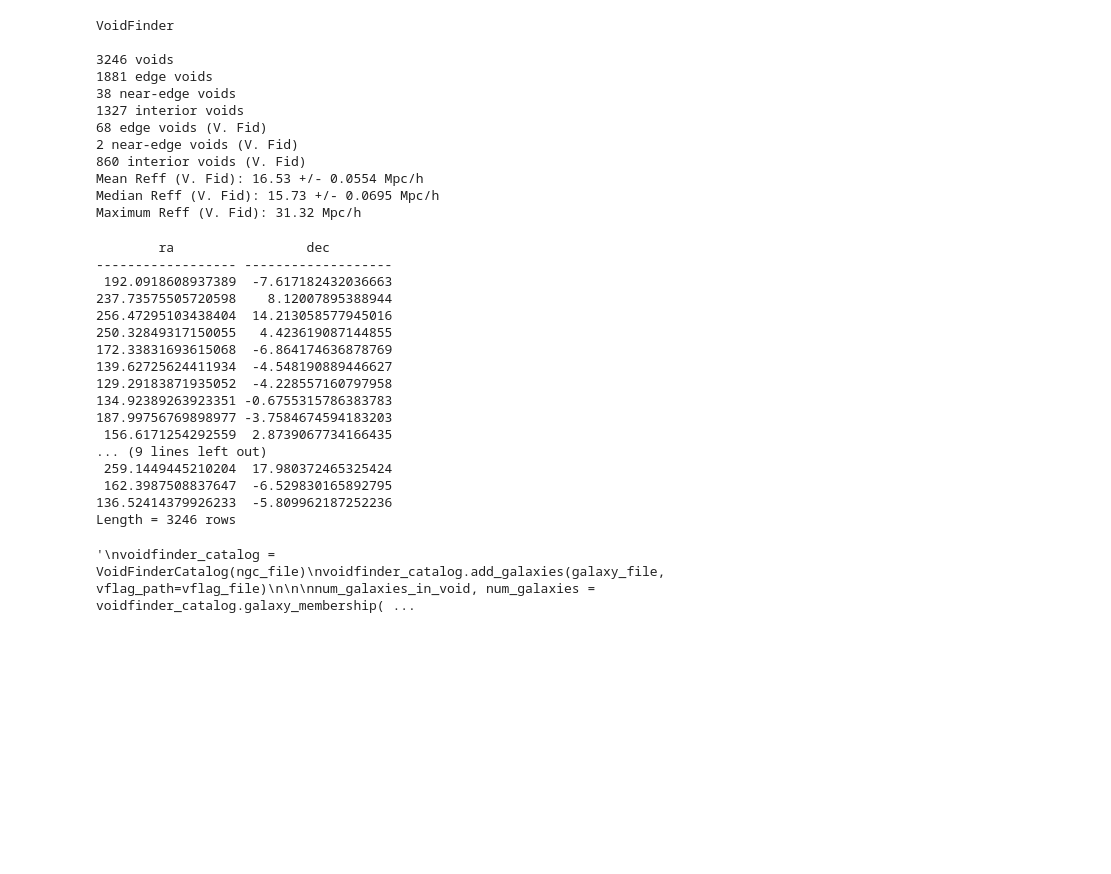
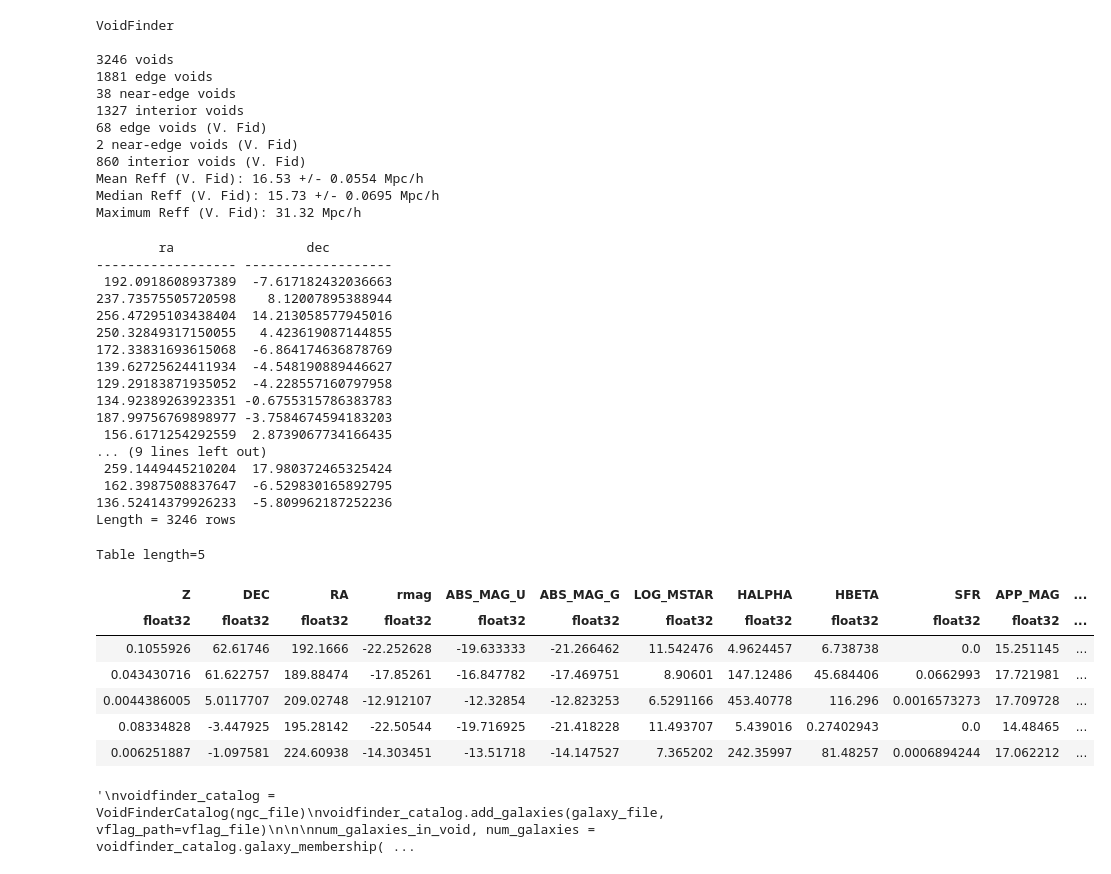
Before and after one commit to DESI-UR/bff, a Jupyter notebook: Classify Galaxies.ipynb, the cells around one changed output. Saved outputs shown, nothing was run; the diff lists cells and outputs as text; code cells hidden in the pictures; blank space fills up the shorter version.

```diff
--- a/Classify Galaxies.ipynb
+++ b/Classify Galaxies.ipynb
@@ -349,6 +349,8 @@ voidfinder_catalog = VoidFinderCatalog(ngc_file)
 voidfinder_catalog.add_galaxies(galaxy_file)
 # %% [output]
 204092
+# %%
+voidfinder_catalog.galaxies['rabsmag'] = -30
 # %%
 
 #voidfinder_catalog.calculate_vflag('ngc_vflags.fits')
@@ -375,24 +377,33 @@ Median Reff (V. Fid): 15.73 +/- 0.0695 Mpc/h
 Maximum Reff (V. Fid): 31.32 Mpc/h
 # %%
 print(voidfinder_catalog.maximals['ra', 'dec'])
+voidfinder_catalog.galaxies[:5]
 # %% [output]
         ra                 dec
 ------------------ -------------------
  192.0918608937389  -7.617182432036663
 237.73575505720598    8.12007895388944
 256.47295103438404  14.213058577945016
 250.32849317150055   4.423619087144855
 172.33831693615068  -6.864174636878769
 139.62725624411934  -4.548190889446627
 129.29183871935052  -4.228557160797958
 134.92389263923351 -0.6755315786383783
 187.99756769898977 -3.7584674594183203
  156.6171254292559  2.8739067734166435
 ... (9 lines left out)
  259.1449445210204  17.980372465325424
  162.3987508837647  -6.529830165892795
 136.52414379926233  -5.809962187252236
 Length = 3246 rows
+Table length=5
+| Z | DEC | RA | rmag | ABS_MAG_U | ABS_MAG_G | LOG_MSTAR | HALPHA | HBETA | SFR | APP_MAG | ... |
+| float32 | float32 | float32 | float32 | float32 | float32 | float32 | float32 | float32 | float32 | float32 | ... |
+| 0.1055926 | 62.61746 | 192.1666 | -22.252628 | -19.633333 | -21.266462 | 11.542476 | 4.9624457 | 6.738738 | 0.0 | 15.251145 | ... |
+| 0.043430716 | 61.622757 | 189.88474 | -17.85261 | -16.847782 | -17.469751 | 8.90601 | 147.12486 | 45.684406 | 0.0662993 | 17.721981 | ... |
+| 0.0044386005 | 5.0117707 | 209.02748 | -12.912107 | -12.32854 | -12.823253 | 6.5291166 | 453.40778 | 116.296 | 0.0016573273 | 17.709728 | ... |
+| 0.08334828 | -3.447925 | 195.28142 | -22.50544 | -19.716925 | -21.418228 | 11.493707 | 5.439016 | 0.27402943 | 0.0 | 14.48465 | ... |
+| 0.006251887 | -1.097581 | 224.60938 | -14.303451 | -13.51718 | -14.147527 | 7.365202 | 242.35997 | 81.48257 | 0.0006894244 | 17.062212 | ... |
 # %%
 vflag_table = Table([galaxies['vflag']], names=['vflag'])
 
```
Also changed, not shown: parts of 6 cells of this notebook.
